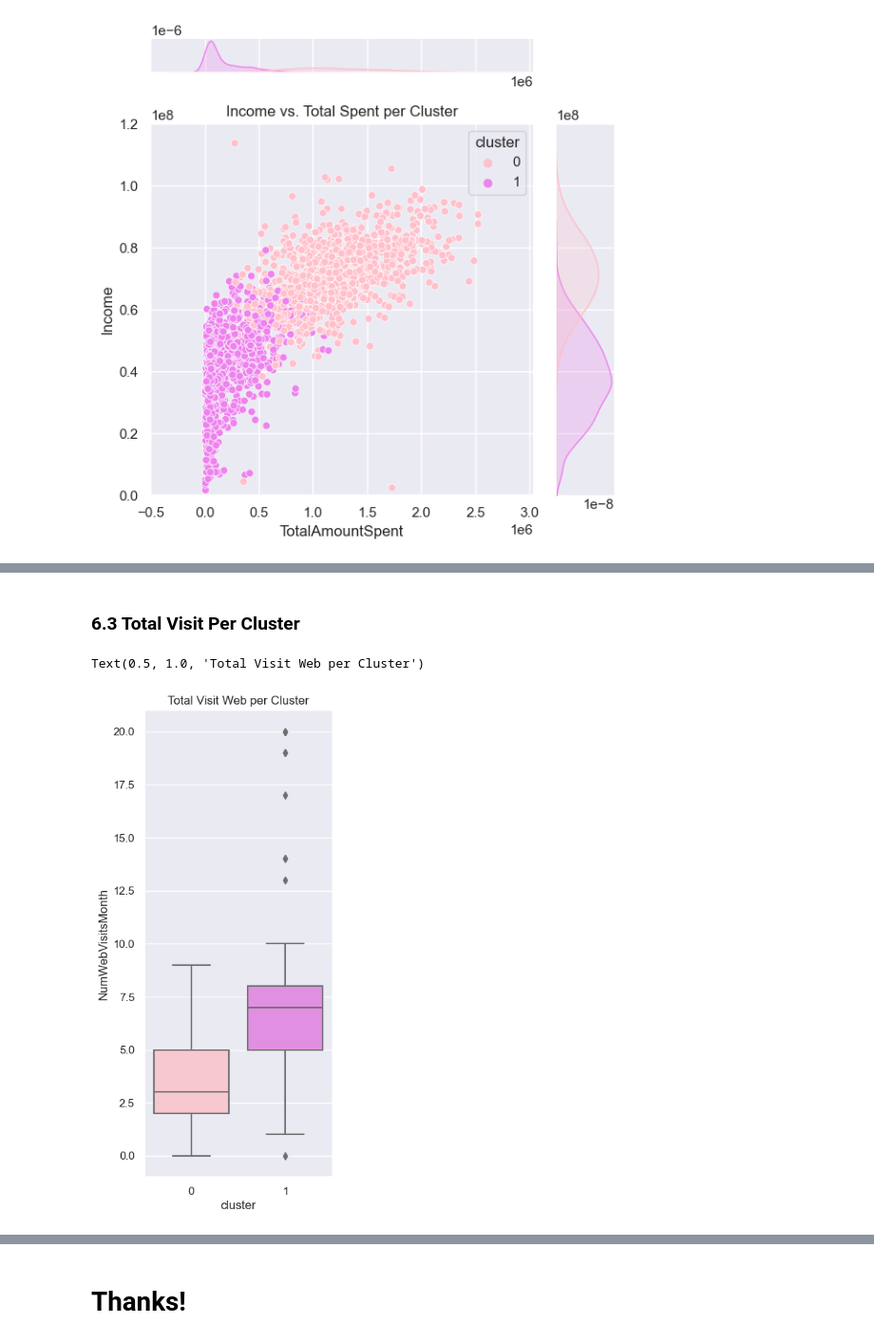
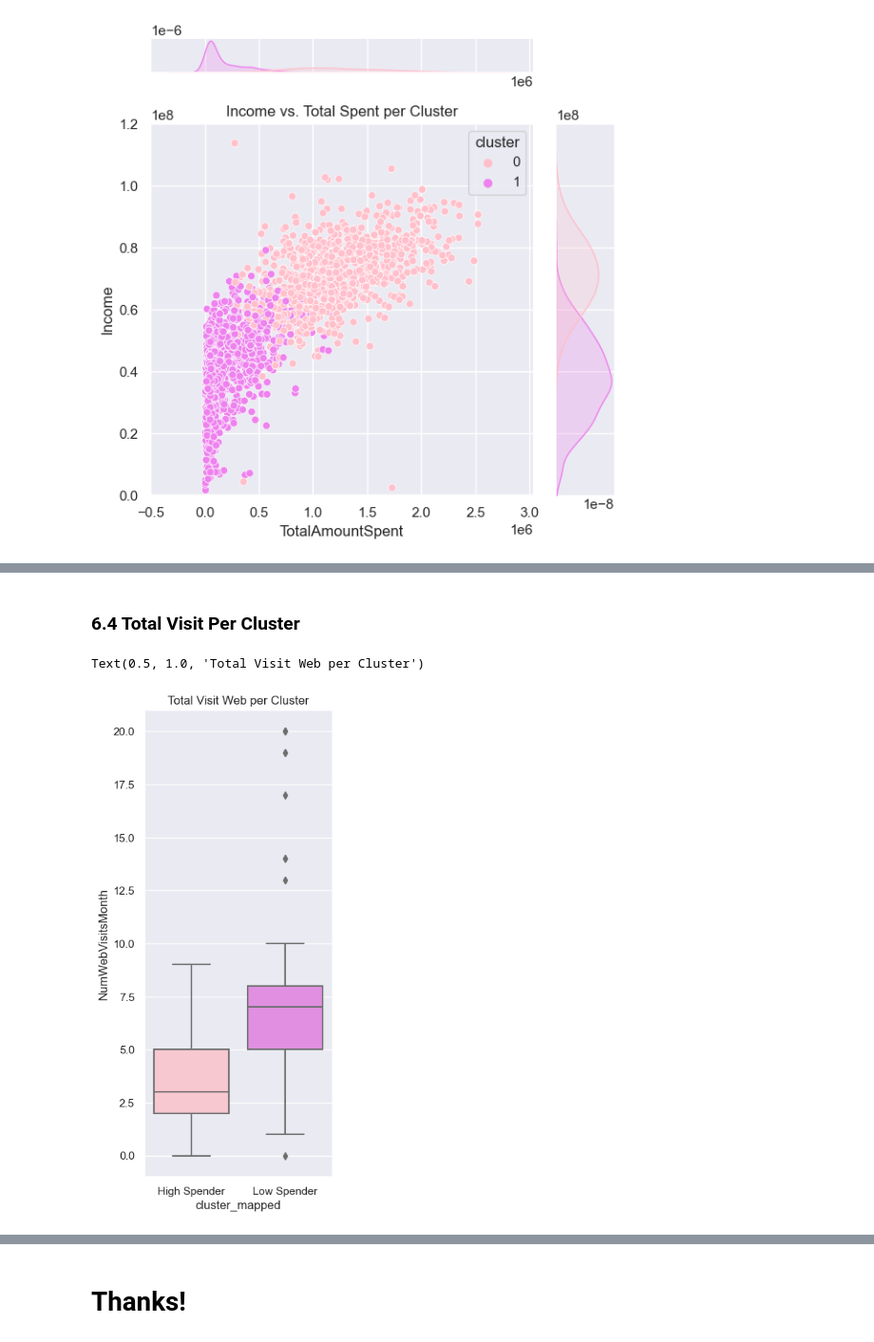
Before and after one commit to dishaadis/Predict-Customer-Personality-by-Using-K-Means, a Jupyter notebook: Notebook/Predict Customer Personality Using K-Means.ipynb, the cells around one changed output, grey strips where cells are left out. Shown at 95% size. Drawn from its saved outputs; the diff is of its cells as text; code cells hidden in the pictures.

```diff
--- a/Notebook/Predict Customer Personality Using K-Means.ipynb
+++ b/Notebook/Predict Customer Personality Using K-Means.ipynb
@@ -541,7 +528,7 @@ df.groupby('cluster')['Income','TotalAmountSpent','TotalPurchases','TotalAccepte
 # %%
 map_cluster = {
-    0 : 'Low Purchases',
-    1 : 'High Purchases'
+    0 : 'High Spender',
+    1 : 'Low Spender'
 }
 
 df['cluster_mapped'] = df['cluster'].map(map_cluster)
@@ -580,9 +649,9 @@ Text(0.5, 1.0, 'Total Amount Spent per Cluster')
 # %% [markdown]
-### 6.3 Total Visit Per Cluster
+### 6.4 Total Visit Per Cluster
 # %%
-sns.boxplot(x=df['cluster'], y=df['NumWebVisitsMonth'], palette = ['pink','violet'])
+sns.boxplot(x=df['cluster_mapped'], y=df['NumWebVisitsMonth'], palette = ['pink','violet'])
 plt.title('Total Visit Web per Cluster')
 # %% [output]
 Text(0.5, 1.0, 'Total Visit Web per Cluster')
-[figure, old version]
+[figure, new version]
 # %% [markdown]
```
Also changed, not shown: parts of 24 cells of this notebook.
